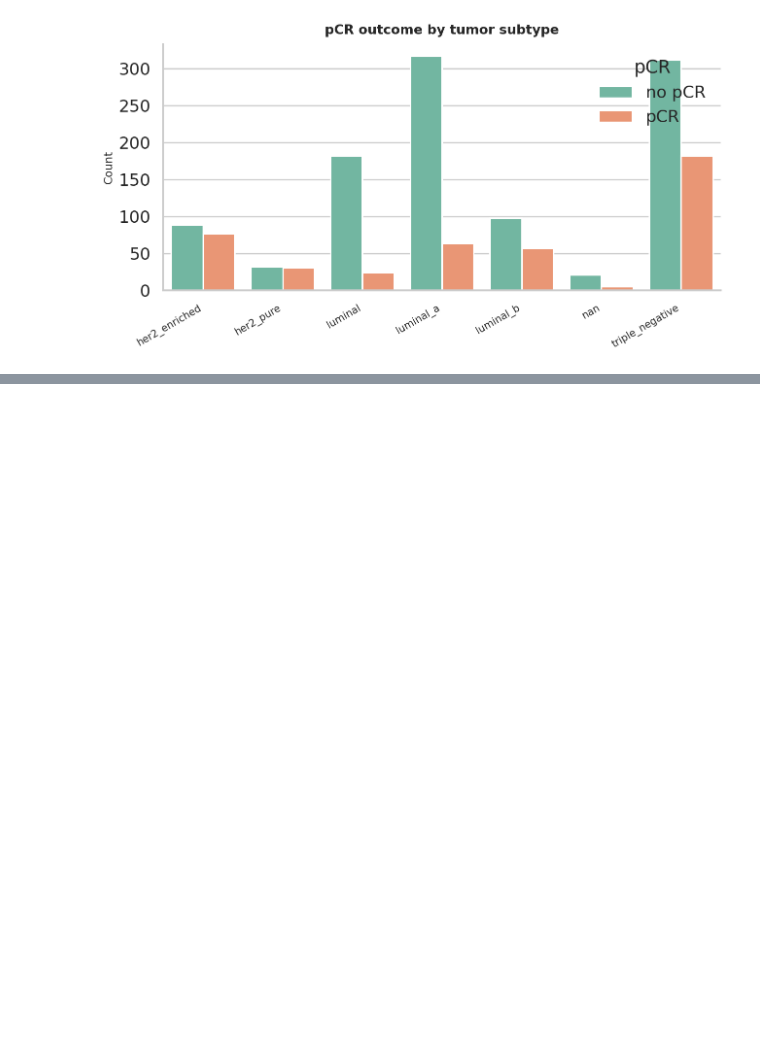
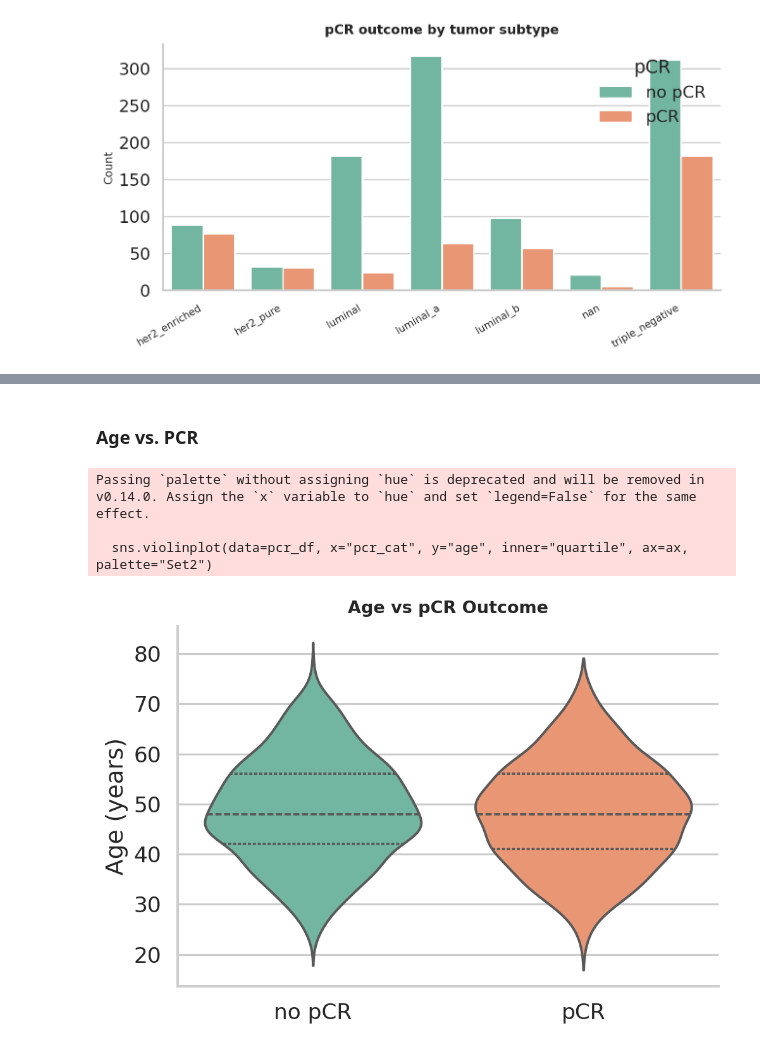
Before and after one commit to dsi-clinic/vanguard, a Jupyter notebook: Clinical and Imaging Exploration/exploration.ipynb, the cells around one changed output, grey strips where cells are left out. Cells and saved outputs as stored; diff of their text form; code cells hidden in the pictures; blank space fills up the shorter version.

```diff
--- a/Clinical and Imaging Exploration/exploration.ipynb
+++ b/Clinical and Imaging Exploration/exploration.ipynb
@@ -387,0 +404,22 @@ plt.close(fig)
+# %% [markdown]
+### Age vs. PCR
+# %%
+# pCR-labeled subset
+pcr_df = meta_df.dropna(subset=["pcr"]).copy()
+pcr_df["pcr_cat"] = pcr_df["pcr"].map({0: "no pCR", 1: "pCR"})
+
+fig, ax = plt.subplots(figsize=(7,5))
+sns.violinplot(data=pcr_df, x="pcr_cat", y="age", inner="quartile", ax=ax, palette="Set2")
+ax.set_title("Age vs pCR Outcome", fontsize=13, weight="bold", pad=10)
+ax.set_xlabel("")
+ax.set_ylabel("Age (years)")
+sns.despine(ax=ax)
+fig.tight_layout()
+fig.savefig(f"{OUT_DIR}/figs/age_vs_pcr.png", bbox_inches="tight", dpi=200)
+plt.show()
+plt.close(fig)
+# %% [output]
+Passing `palette` without assigning `hue` is deprecated and will be removed in v0.14.0. Assign the `x` variable to `hue` and set `legend=False` for the same effect.
+
+  sns.violinplot(data=pcr_df, x="pcr_cat", y="age", inner="quartile", ax=ax, palette="Set2")
+[figure, added]
```
Also changed, not shown: parts of 13 cells of this notebook, 8 other files.
